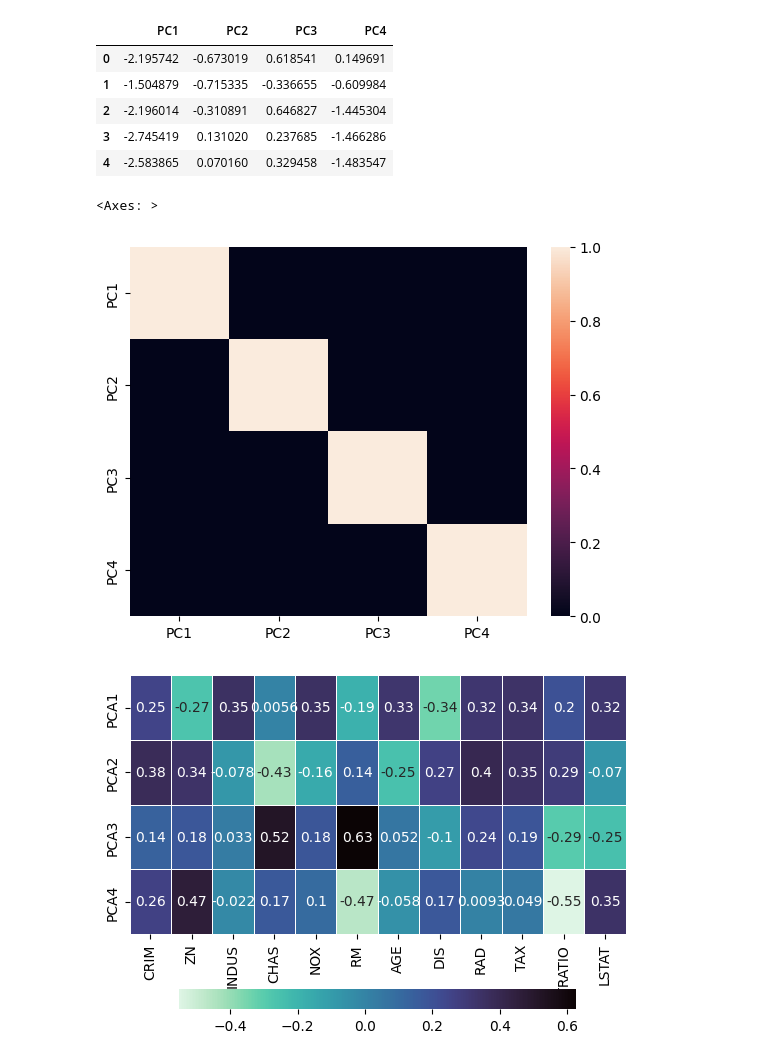
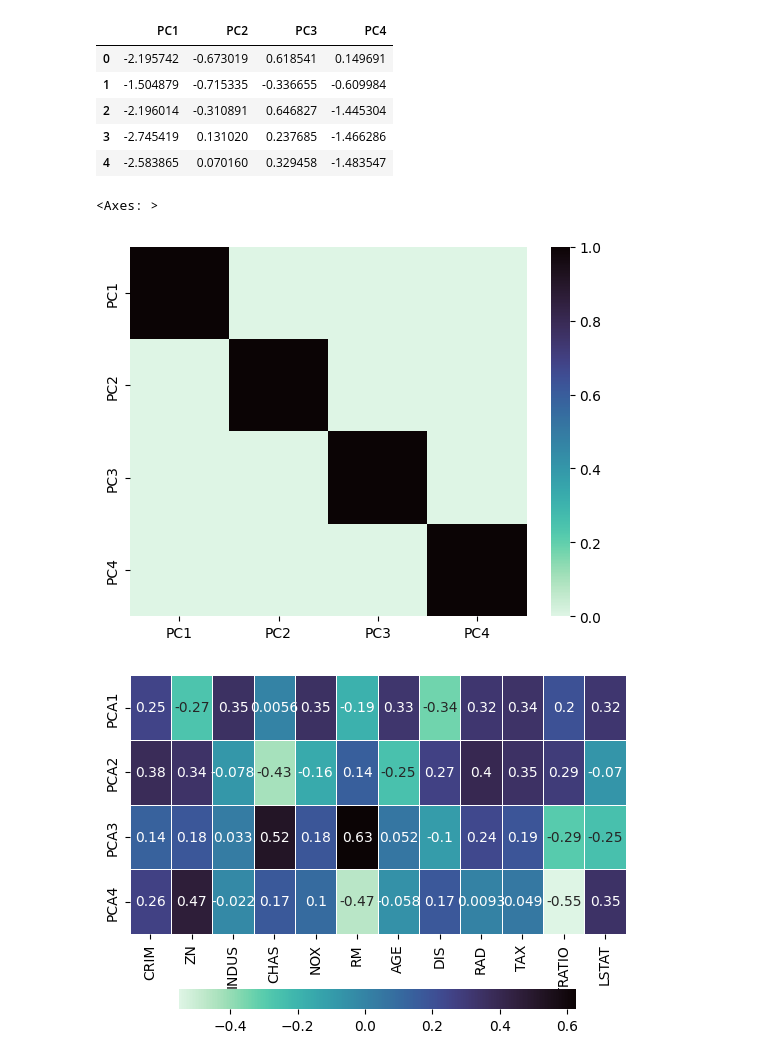
Before and after one commit to emmabland/JPM-Team-Yang, a Jupyter notebook: Final_Presentation.ipynb, the cells around one changed output. Drawn from its saved outputs; the diff is of its cells as text; code cells hidden in the pictures.

```diff
--- a/Final_Presentation.ipynb
+++ b/Final_Presentation.ipynb
@@ -315,10 +315,10 @@ pca_data.head()
 | 4 | -2.583865 | 0.070160 | 0.329458 | -1.483547 |
 # %%
 # Correlation between features after PCA
-sns.heatmap(pca_data.corr())
+sns.heatmap(pca_data.corr(), cmap = "mako_r")
 # %% [output]
 <Axes: >
-[figure, old version]
+[figure, new version]
 # %%
 # Composition of each PC
 fig, ax = plt.subplots()
```
